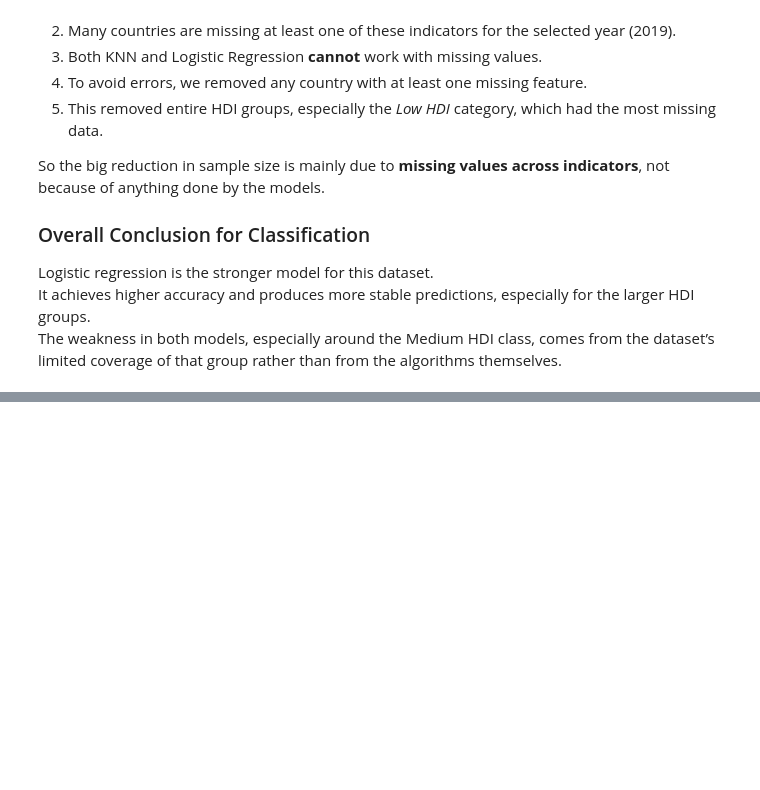
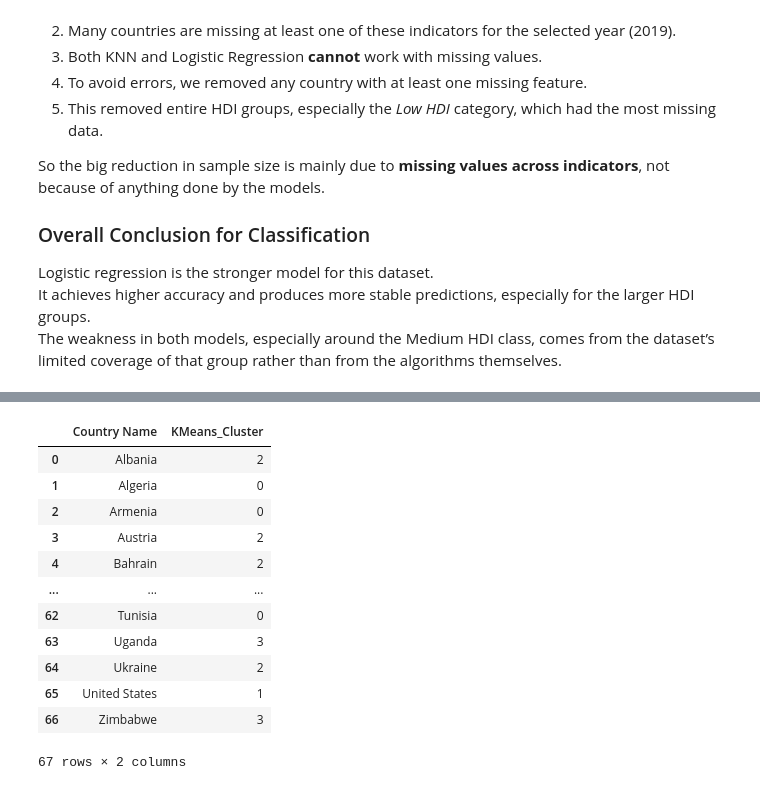
Before and after one commit to berkay-eren/setu-datamining-assignment2, a Jupyter notebook: BerkayEren-20115725-CA2.ipynb, the cells around one changed output, grey strips where cells are left out. Cells and saved outputs as stored; diff of their text form; code cells hidden in the pictures; blank space fills up the shorter version.

Commit message:
completed clustering

```diff
--- a/BerkayEren-20115725-CA2.ipynb
+++ b/BerkayEren-20115725-CA2.ipynb
@@ -1076,0 +1122,15 @@ The weakness in both models, especially around the Medium HDI class, comes from
+# %%
+# select the same indicator columns used in classification
+cluster_features = feature_cols_clf  # already cleaned feature list
+
+# build a clustering dataframe that still includes Country Name
+cluster_df = df[["Country Name"] + cluster_features].dropna()
+
+# extract only numeric features for scaling
+X_cluster = cluster_df[cluster_features]
+
+# scale the data
+scaler = StandardScaler()
+X_cluster_scaled = scaler.fit_transform(X_cluster)
+
+X_cluster_scaled.shape
@@ -1076,0 +1155,24 @@ The weakness in both models, especially around the Medium HDI class, comes from
+# %%
+# run k-means with 4 clusters
+kmeans = KMeans(n_clusters=4, random_state=42, n_init=10)
+kmeans_labels = kmeans.fit_predict(X_cluster_scaled)
+
+# attach labels directly to cluster_df
+cluster_df = cluster_df.reset_index(drop=True)
+cluster_df["KMeans_Cluster"] = kmeans_labels
+
+cluster_df[["Country Name", "KMeans_Cluster"]]
+# %% [output]
+|  | Country Name | KMeans_Cluster |
+| 0 | Albania | 2 |
+| 1 | Algeria | 0 |
+| 2 | Armenia | 0 |
+| 3 | Austria | 2 |
+| 4 | Bahrain | 2 |
+| ... | ... | ... |
+| 62 | Tunisia | 0 |
+| 63 | Uganda | 3 |
+| 64 | Ukraine | 2 |
+| 65 | United States | 1 |
+| 66 | Zimbabwe | 3 |
+67 rows × 2 columns
```
Also changed, not shown: parts of 24 cells of this notebook.
